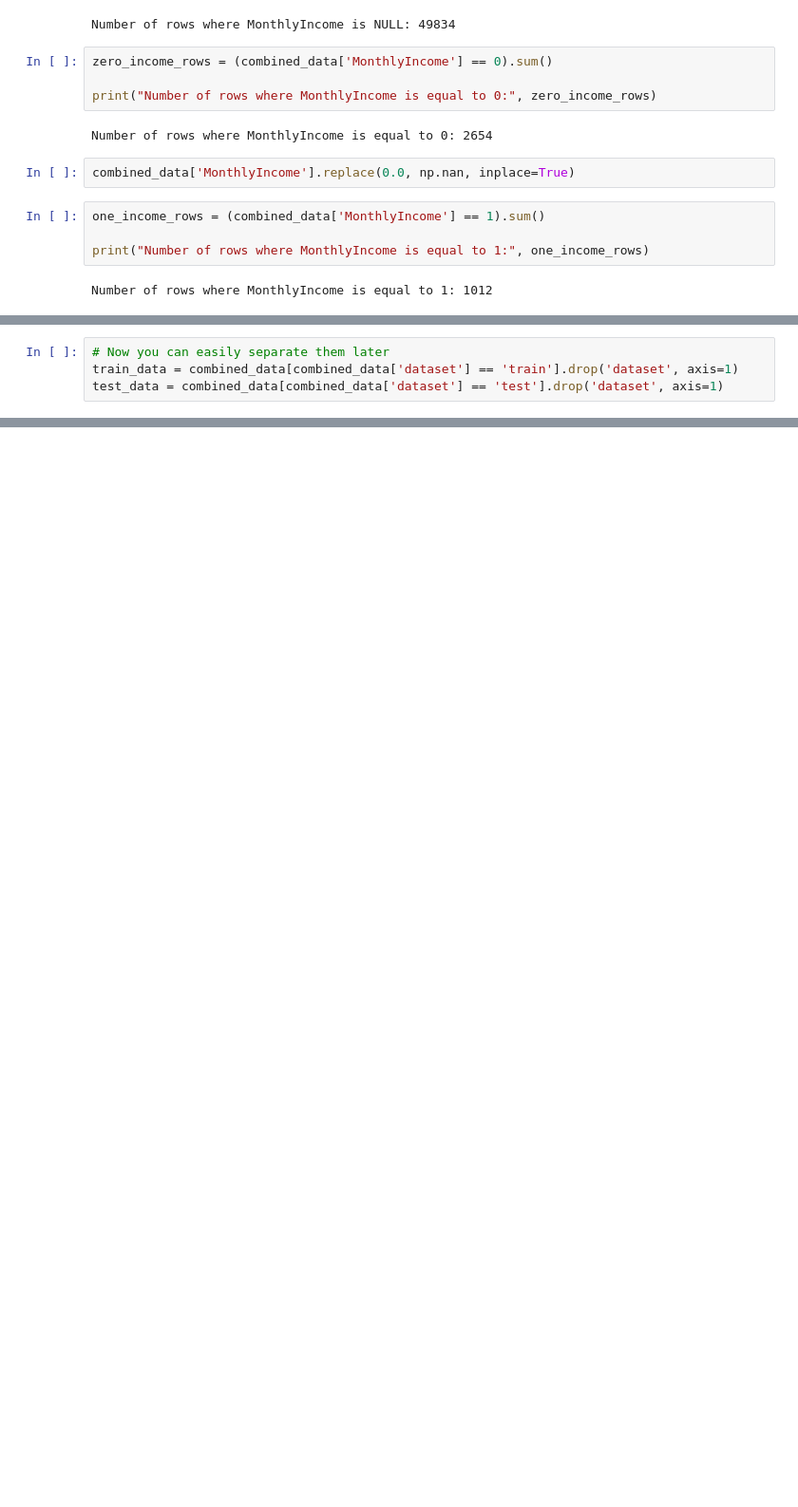
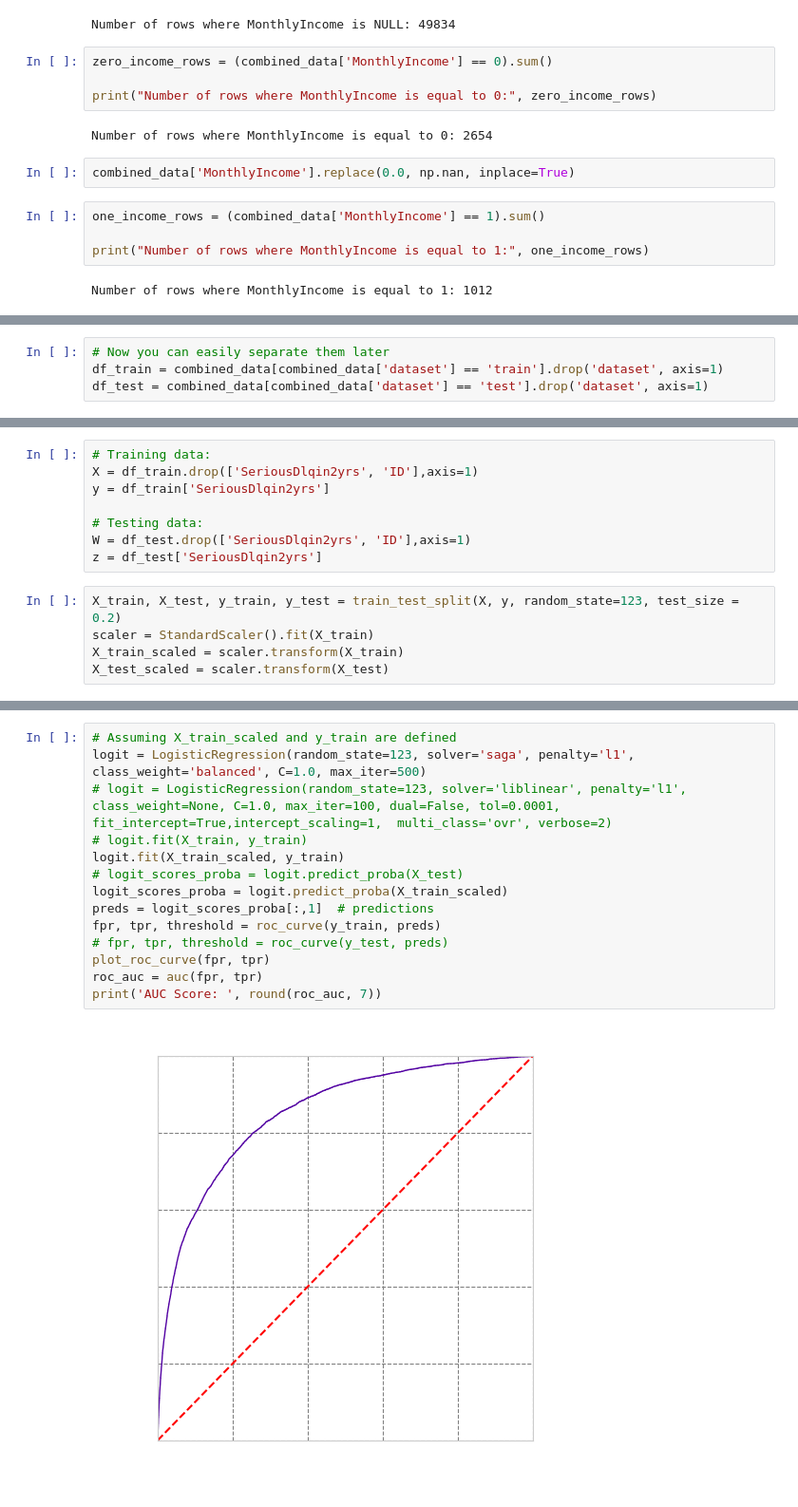
Before and after one commit to Saba-a11/Kaggle_Credit_Score, a Jupyter notebook: CreditModel.ipynb, the cells around one changed output, grey strips where cells are left out. Shown at 95% size. Drawn from its saved outputs; the diff is of its cells as text; blank space fills up the shorter version.

```diff
--- a/CreditModel.ipynb
+++ b/CreditModel.ipynb
@@ -949,4 +893,4 @@ Name: MonthlyIncome, dtype: float64
 # %%
 # Now you can easily separate them later
-train_data = combined_data[combined_data['dataset'] == 'train'].drop('dataset', axis=1)
-test_data = combined_data[combined_data['dataset'] == 'test'].drop('dataset', axis=1)
+df_train = combined_data[combined_data['dataset'] == 'train'].drop('dataset', axis=1)
+df_test = combined_data[combined_data['dataset'] == 'test'].drop('dataset', axis=1)
@@ -970,0 +967,13 @@ combined_data['RevolvingUtilizationOfUnsecuredLines'] = combined_data['Revolving
+# %%
+# Training data:
+X = df_train.drop(['SeriousDlqin2yrs', 'ID'],axis=1)
+y = df_train['SeriousDlqin2yrs']
+
+# Testing data:
+W = df_test.drop(['SeriousDlqin2yrs', 'ID'],axis=1)
+z = df_test['SeriousDlqin2yrs']
+# %%
+X_train, X_test, y_train, y_test = train_test_split(X, y, random_state=123, test_size = 0.2)
+scaler = StandardScaler().fit(X_train)
+X_train_scaled = scaler.transform(X_train)
+X_test_scaled = scaler.transform(X_test)
@@ -970,0 +982,16 @@ combined_data['RevolvingUtilizationOfUnsecuredLines'] = combined_data['Revolving
+# %%
+# Assuming X_train_scaled and y_train are defined
+logit = LogisticRegression(random_state=123, solver='saga', penalty='l1', class_weight='balanced', C=1.0, max_iter=500)
+# logit = LogisticRegression(random_state=123, solver='liblinear', penalty='l1', class_weight=None, C=1.0, max_iter=100, dual=False, tol=0.0001, fit_intercept=True,intercept_scaling=1,  multi_class='ovr', verbose=2)
+# logit.fit(X_train, y_train)
+logit.fit(X_train_scaled, y_train)
+# logit_scores_proba = logit.predict_proba(X_test)
+logit_scores_proba = logit.predict_proba(X_train_scaled)
+preds = logit_scores_proba[:,1]  # predictions
+fpr, tpr, threshold = roc_curve(y_train, preds)
+# fpr, tpr, threshold = roc_curve(y_test, preds)
+plot_roc_curve(fpr, tpr)
+roc_auc = auc(fpr, tpr)
+print('AUC Score: ', round(roc_auc, 7))
+# %% [output]
+[figure, added]
```
Also changed, not shown: parts of 28 cells of this notebook.
